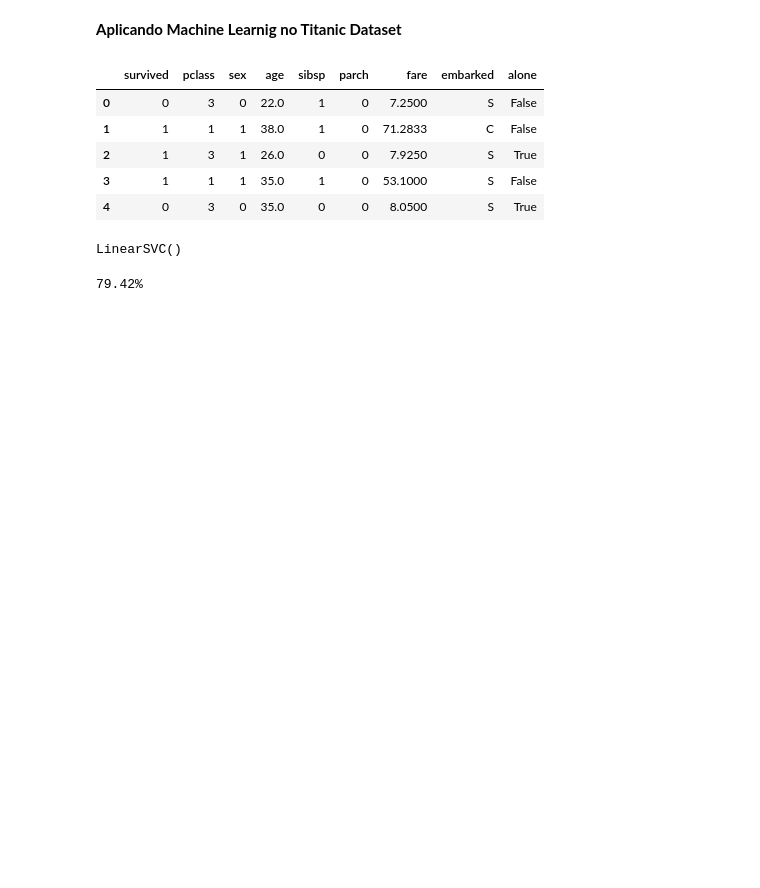
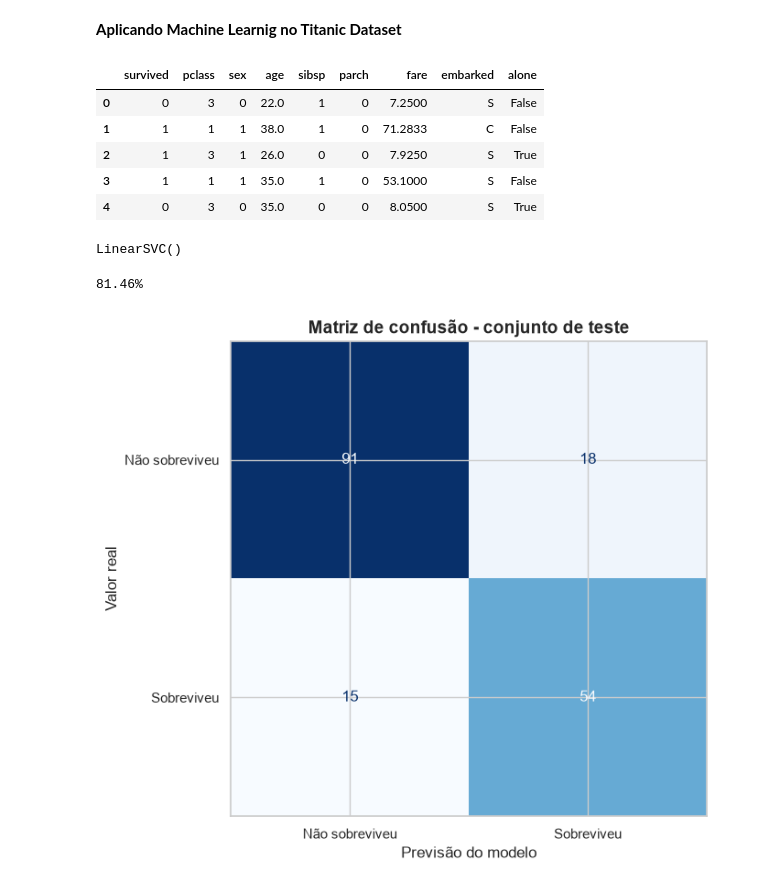
Before and after one commit to GuilhermeHigino05/DataScience-Learnings, a Jupyter notebook: USPcouse/Aula06/aula.ipynb, the cells around one changed output. Saved outputs shown, nothing was run; the diff lists cells and outputs as text; code cells hidden in the pictures; blank space fills up the shorter version.

Commit message:
Atualizações para publicação no linkedin

```diff
--- a/USPcouse/Aula06/aula.ipynb
+++ b/USPcouse/Aula06/aula.ipynb
@@ -269,13 +270,41 @@ from sklearn import svm
 classfier = svm.LinearSVC()
 # %%
-x = df[['sex', 'age', 'fare', 'pclass']]
-y = df[['survived']]
+features = df[['sex', 'age', 'pclass']]
+labels = df[['survived']]
 
-classfier.fit(x, y)
+X_train, X_test, y_train, y_test = train_test_split(features, labels, test_size=0.2, random_state=42)
+
+classfier.fit(X_train, y_train)
 # %% [output]
 LinearSVC()
 # %%
-taxa = classfier.score(x, y)
+taxa = classfier.score(X_test, y_test)
 print(f'{taxa*100:.2f}%')
 # %% [output]
-79.42%
+81.46%
+# %%
+from sklearn.metrics import ConfusionMatrixDisplay, confusion_matrix
+
+# Previsões para o conjunto de teste
+y_pred = classfier.predict(X_test)
+y_test_values = y_test.to_numpy().ravel()
+
+matriz = confusion_matrix(y_test_values, y_pred)
+
+fig, ax = plt.subplots(figsize=(7, 6), layout='constrained')
+ConfusionMatrixDisplay(
+    confusion_matrix=matriz,
+    display_labels=['Não sobreviveu', 'Sobreviveu']
+).plot(
+    ax=ax,
+    cmap='Blues',
+    colorbar=False,
+    values_format='d'
+)
+
+ax.set_title('Matriz de confusão - conjunto de teste', fontsize=14, fontweight='bold')
+ax.set_xlabel('Previsão do modelo')
+ax.set_ylabel('Valor real')
+plt.show()
+# %% [output]
+[figure, added]
```
Also changed, not shown: parts of 8 cells of this notebook, 2 other files.
